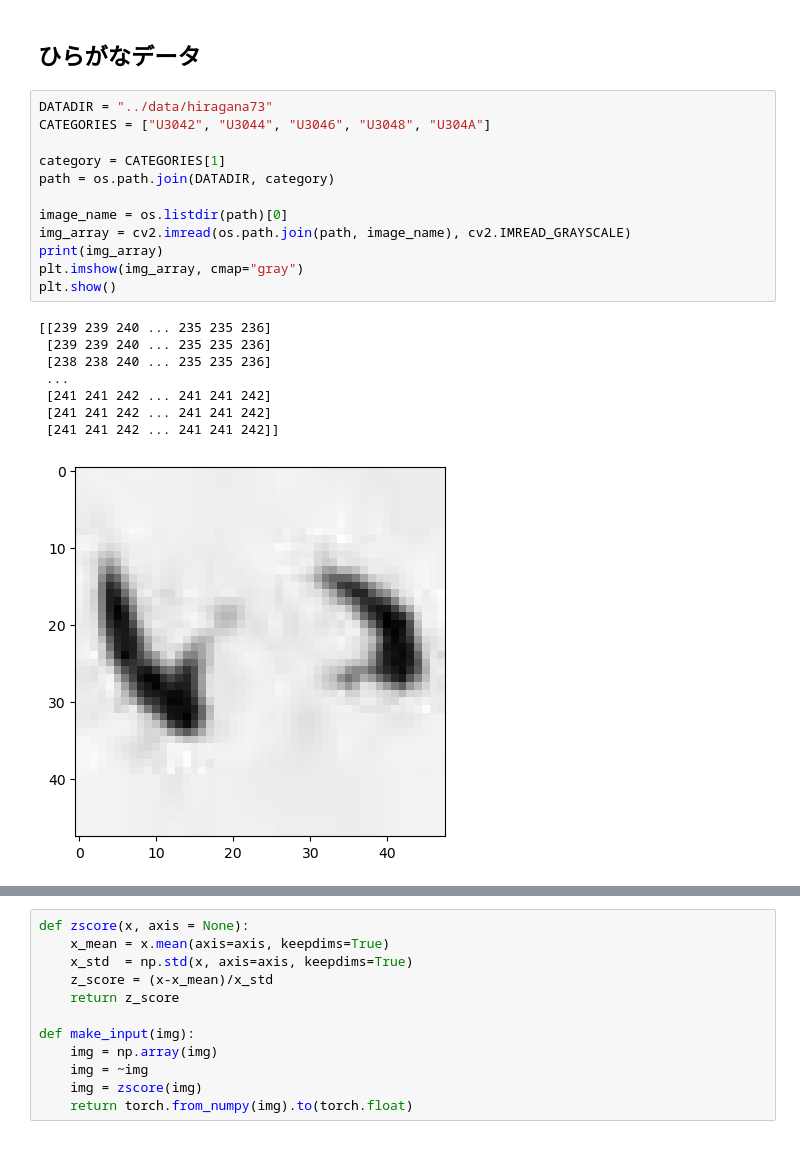
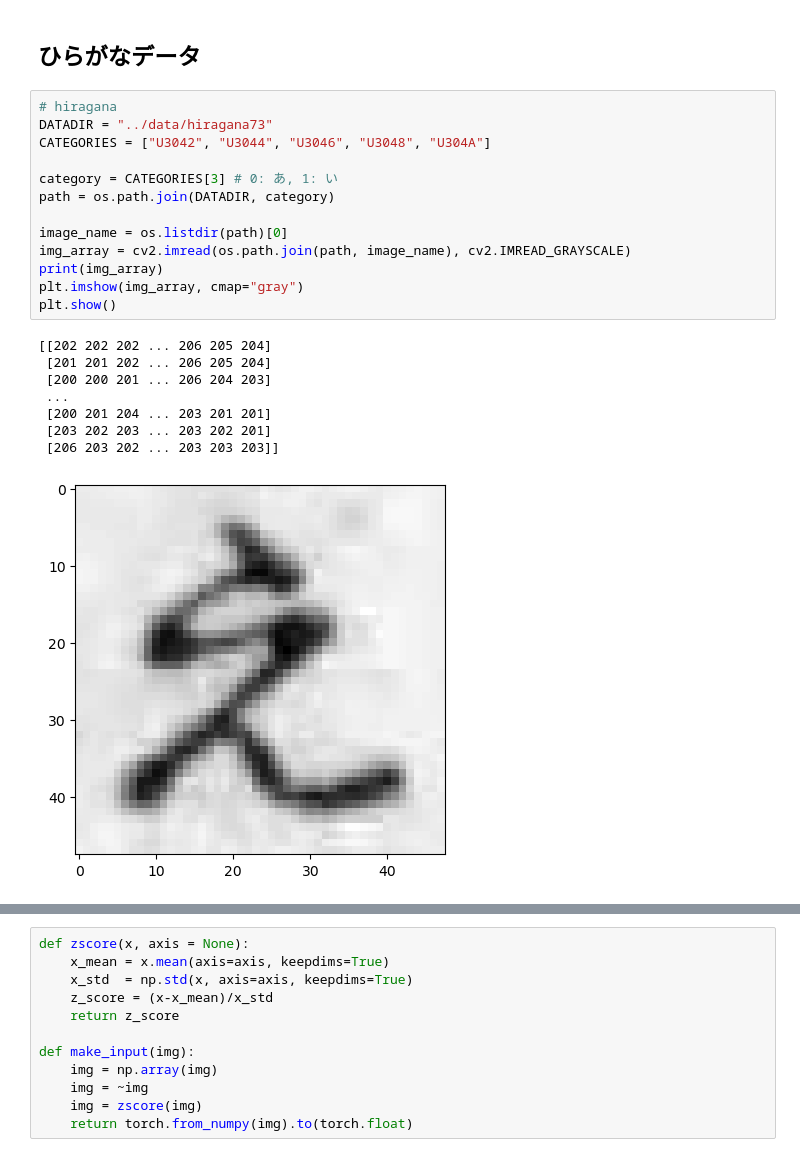
Before and after one commit to kabaten/kb_jisyupro, a Jupyter notebook: test.ipynb, the cells around one changed output, grey strips where cells are left out. Saved outputs shown, nothing was run; the diff lists cells and outputs as text.

```diff
--- a/test.ipynb
+++ b/test.ipynb
@@ -226,26 +231,27 @@ tensor([[[24.4258, 23.8002, 23.8875, 23.3609, 22.8809, 23.0253, 23.6331,
 # %% [markdown]
 ## ひらがなデータ
 # %%
+# hiragana
 DATADIR = "../data/hiragana73"
 CATEGORIES = ["U3042", "U3044", "U3046", "U3048", "U304A"]
 
-category = CATEGORIES[1]
+category = CATEGORIES[3] # 0: あ, 1: い
 path = os.path.join(DATADIR, category)
 
 image_name = os.listdir(path)[0]
 img_array = cv2.imread(os.path.join(path, image_name), cv2.IMREAD_GRAYSCALE)
 print(img_array)
 plt.imshow(img_array, cmap="gray")
 plt.show()
 # %% [output]
-[[239 239 240 ... 235 235 236]
- [239 239 240 ... 235 235 236]
- [238 238 240 ... 235 235 236]
+[[202 202 202 ... 206 205 204]
+ [201 201 202 ... 206 205 204]
+ [200 200 201 ... 206 204 203]
  ...
- [241 241 242 ... 241 241 242]
- [241 241 242 ... 241 241 242]
- [241 241 242 ... 241 241 242]]
+ [200 201 204 ... 203 201 201]
+ [203 202 203 ... 203 202 201]
+ [206 203 202 ... 203 203 203]]
-[figure, old version]
+[figure, new version]
 # %%
 def process_img2(img):
     img_np = np.array(img)
```
Also changed, not shown: parts of 25 cells of this notebook, 6 other files.
